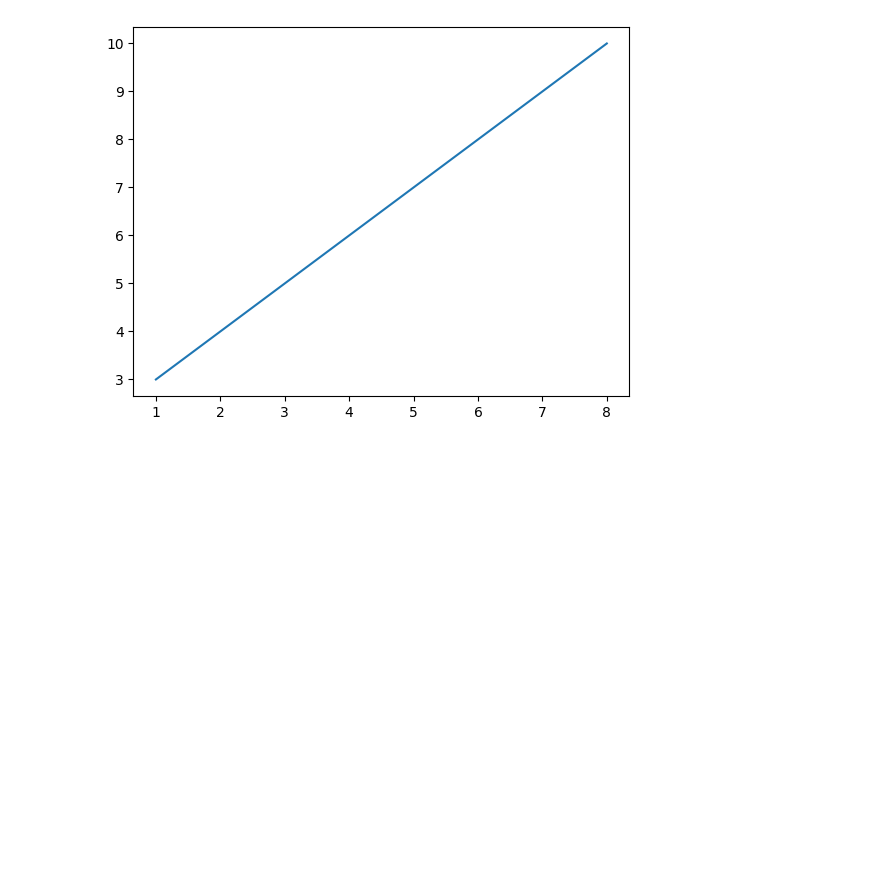
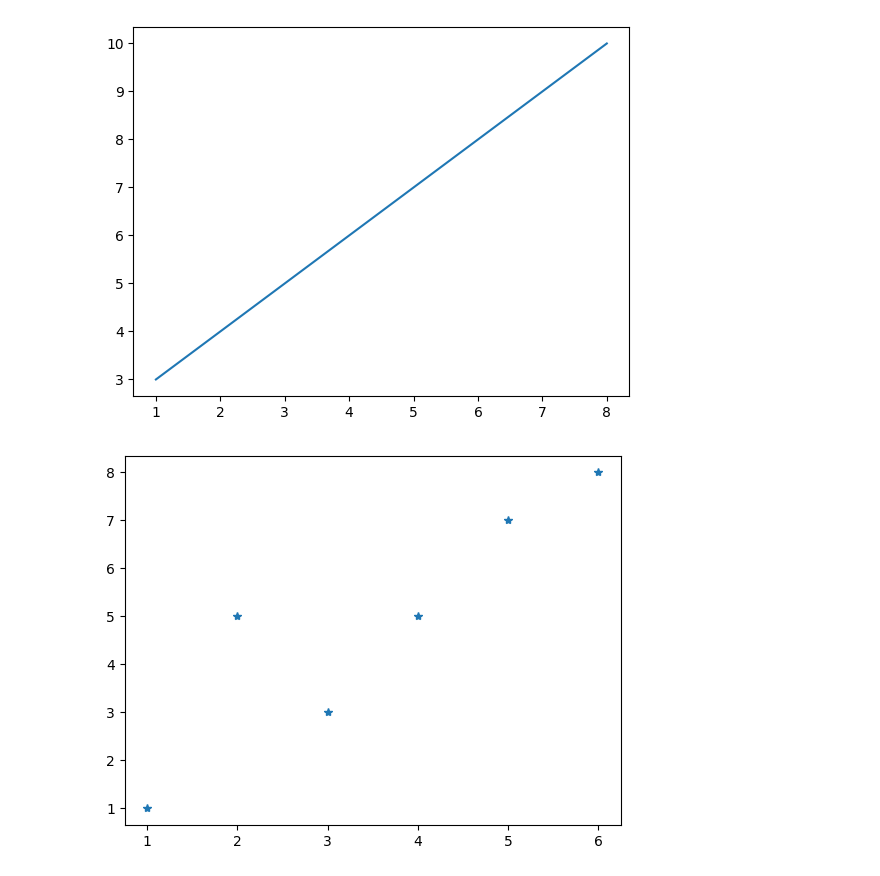
Before and after one commit to Kevingeorge619/DAUP, a Jupyter notebook: Matplotlib/main.ipynb, the cells around one changed output. Drawn from its saved outputs; the diff is of its cells as text; code cells hidden in the pictures; blank space fills up the shorter version.

```diff
--- a/Matplotlib/main.ipynb
+++ b/Matplotlib/main.ipynb
@@ -14,3 +14,12 @@ plt.plot(x,y)
 plt.show()
 # %% [output]
 [figure]
+# %%
+# plotting without line
+
+x = [1,2,3,4,5,6]
+y = [1,5,3,5,7,8]
+plt.plot(x,y,'*') # marks the point with marker *
+plt.show()
+# %% [output]
+[figure, added]
```
Also changed, not shown: parts of 3 cells of this notebook.
